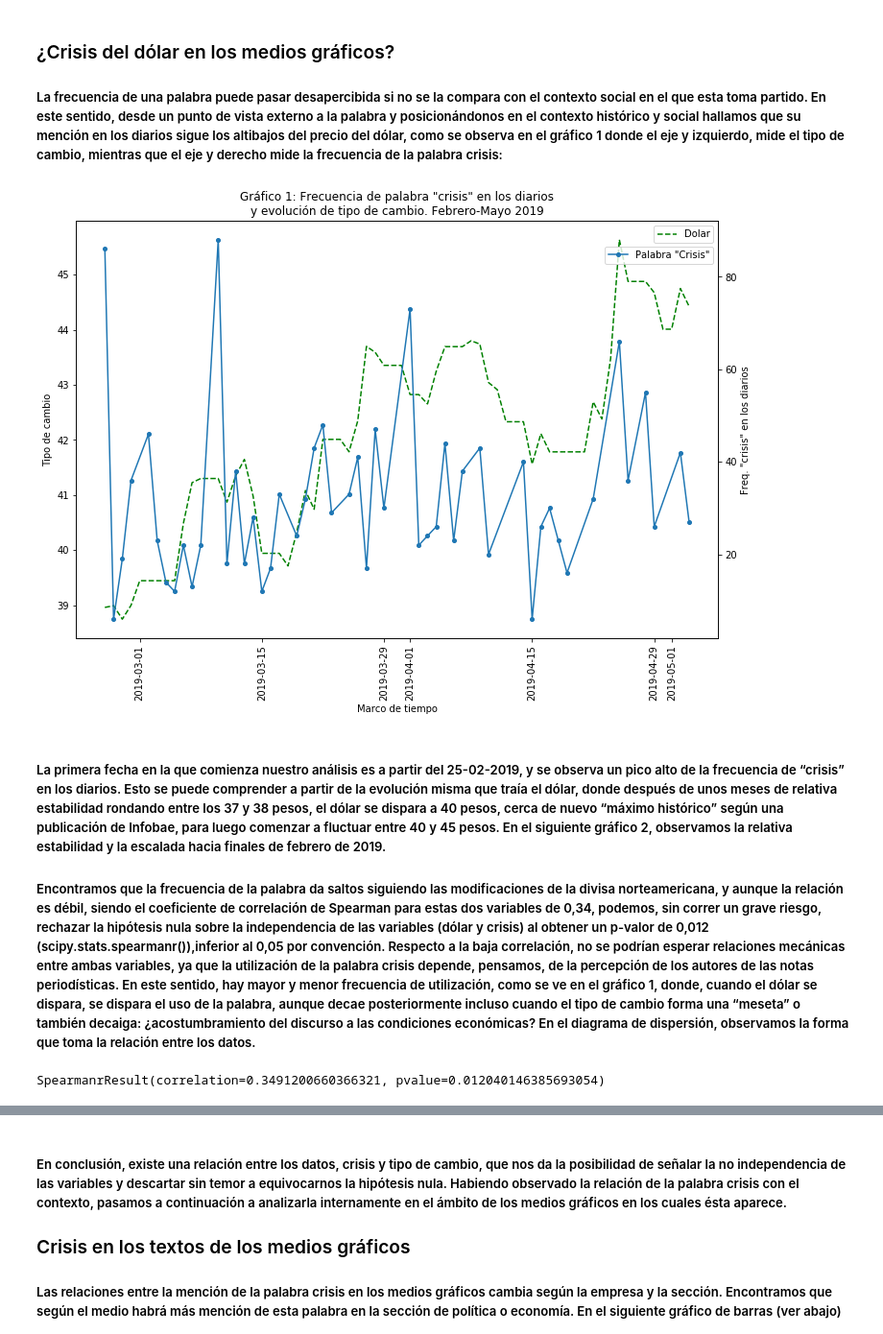
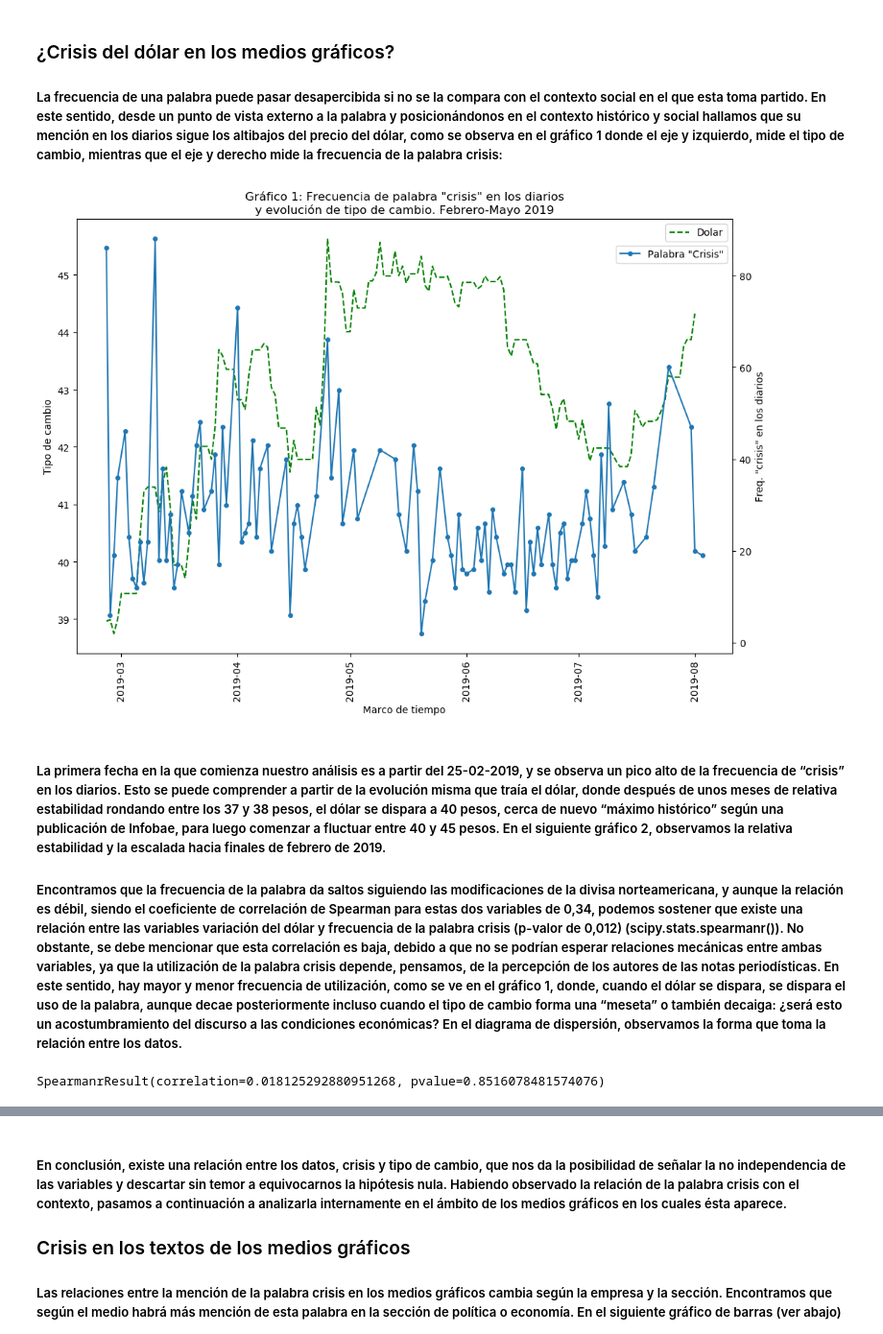
Before and after one commit to MawSav/Santas-Crisis-Batman, a Jupyter notebook: Crisis en los medios gráficos.ipynb, the cells around one changed output, grey strips where cells are left out. Shown at 96% size. Drawn from its saved outputs; the diff is of its cells as text; code cells hidden in the pictures.

```diff
--- a/Crisis en los medios gráficos.ipynb
+++ b/Crisis en los medios gráficos.ipynb
@@ -372,7 +374,7 @@ class APAlala:
 [nltk_data]     C:\Users\Mauricio\AppData\Roaming\nltk_data...
 [nltk_data]   Package stopwords is already up-to-date!
 # %%
-def contar_crisis(tabla):
+def contar_crisis(tabla , palabra='crisis'):
     import nltk
     import re
     b=0
@@ -382,7 +384,7 @@ def contar_crisis(tabla):
         a = [re.sub(r'^–|–$', '', t_words[word]) for word in range(len(t_words))]
         b=0
         for word in range(len(a)):
-            if a[word]=='crisis':
+            if a[word]==palabra:
                 b = b+1
         c.append(b)
     return c
@@ -404,5 +573,5 @@ d = ['pagina12', 'clarin', 'lanacion', 'pausa', 'infobae','iprofesional']
 # %%
-crisis_tabla_original = pd.read_csv(r'C:\Users\Mauricio\Documents\jupyter\letra chica\crisis en los diarios original.csv', sep=';')
+crisis_tabla_original = pd.read_csv(r'C:\Users\Mauricio\Documents\jupyter\letra chica\crisis en los diarios original 3 8.csv', sep=';')
 crisis_tabla= crisis_tabla_original.drop_duplicates('oracion')
 crisis_tabla.reset_index(inplace=True, drop=True)
 # %%
@@ -550,8 +717,8 @@ dolar_tc_dic_mar=dolar_tc_dic_mar[dolar_tc_dic_mar['indice_tiempo'] <= '2019-03-
 dolar_tc_dic_mar.reset_index(inplace=True, drop=True)
 dolar_tc_dic_mar.index=dolar_tc_dic_mar['fecha']
 # %%
-ct_slice = crisis_tiempo.iloc[:51, :]
-dolar_slice = dolar_tc.iloc[6201:6269, :]
+ct_slice = crisis_tiempo.iloc[:, :] #51
+dolar_slice = dolar_tc.iloc[6201:, :] #6269
 dolar_slice.index=dolar_slice['fecha']
 tabla_dolar_crisis = pd.DataFrame({'tipo de cambio' : dolar_slice.iloc[:, 1],
                                    'crisis' : ct_slice.iloc[:, 0]})
@@ -575,30 +742,31 @@ tabla_dolar_crisis = pd.DataFrame({'tipo de cambio' : dolar_slice.iloc[:, 1],
 ### ¿Crisis del dólar en los medios gráficos?
 ##### La frecuencia de una palabra puede pasar desapercibida si no se la compara con el contexto social en el que esta toma partido. En este sentido, desde un punto de vista externo a la palabra y posicionándonos en el contexto histórico y social hallamos que su mención en los diarios sigue los altibajos del precio del dólar, como se observa en el gráfico 1 donde el eje y izquierdo, mide el tipo de cambio, mientras que el eje y derecho mide la frecuencia de la palabra crisis:
 # %%
+plt.style.use('default')
 plt.figure(figsize=(12,8))
 plt.title('Gráfico 1: Frecuencia de palabra "crisis" en los diarios\ny evolución de tipo de cambio. Febrero-Mayo 2019')
 plt.plot_date(dolar_slice.index, dolar_slice['tipo_cambio_a3500'], 'go--', markersize=0, label='Dolar')
 plt.xlabel('Marco de tiempo')
 plt.ylabel('Tipo de cambio')
 plt.xticks(rotation=90)
 plt.legend(['Dolar'])
 plt.twinx()
 plt.plot_date(ct_slice.index, ct_slice['crisis cuenta'], 'go-', markersize=4, color='#1f77b4', label='Palabra "Crisis"')
 plt.ylabel('Freq. "crisis" en los diarios')
 plt.xticks(rotation=90)
 plt.legend(['Palabra "Crisis"'], bbox_to_anchor=(0.5, 0.45, 0.5, 0.5))
 #plt.savefig('freq crisis dolar', dpi=300, bbox_inches ='tight')
 plt.show()
 # %% [output]
-[figure, old version]
+[figure, new version]
 # %% [markdown]
 ##### La primera fecha en la que comienza nuestro análisis es a partir del 25-02-2019, y se observa un pico alto de la frecuencia de “crisis” en los diarios. Esto se puede comprender a partir de la evolución misma que traía el dólar, donde después de unos meses de relativa estabilidad rondando entre los 37 y 38 pesos, el dólar se dispara a 40 pesos, cerca de nuevo “máximo histórico” según una publicación de Infobae, para luego comenzar a fluctuar entre 40 y 45 pesos. En el siguiente gráfico 2, observamos la relativa estabilidad y la escalada hacia finales de febrero de 2019.
-##### Encontramos que la frecuencia de la palabra da saltos siguiendo las modificaciones de la divisa norteamericana, y aunque la relación es débil, siendo el coeficiente de correlación de Spearman para estas dos variables de 0,34, podemos, sin correr un grave riesgo, rechazar la hipótesis nula sobre la independencia de las variables (dólar y crisis) al obtener un p-valor de 0,012 (scipy.stats.spearmanr()),inferior al 0,05 por convención. Respecto a la baja correlación, no se podrían esperar relaciones mecánicas entre ambas variables, ya que la utilización de la palabra crisis depende, pensamos, de la percepción de los autores de las notas periodísticas. En este sentido, hay mayor y menor frecuencia de utilización, como se ve en el gráfico 1, donde, cuando el dólar se dispara, se dispara el uso de la palabra, aunque decae posteriormente incluso cuando el tipo de cambio forma una “meseta” o también decaiga: ¿acostumbramiento del discurso a las condiciones económicas? En el diagrama de dispersión, observamos la forma que toma la relación entre los datos.
+##### Encontramos que la frecuencia de la palabra da saltos siguiendo las modificaciones de la divisa norteamericana, y aunque la relación es débil, siendo el coeficiente de correlación de Spearman para estas dos variables de 0,34, podemos sostener que existe una relación entre las variables variación del dólar y frecuencia de la palabra crisis (p-valor de 0,012) (scipy.stats.spearmanr()). No obstante, se debe mencionar que esta correlación es baja, debido a que no se podrían esperar relaciones mecánicas entre ambas variables, ya que la utilización de la palabra crisis depende, pensamos, de la percepción de los autores de las notas periodísticas. En este sentido, hay mayor y menor frecuencia de utilización, como se ve en el gráfico 1, donde, cuando el dólar se dispara, se dispara el uso de la palabra, aunque decae posteriormente incluso cuando el tipo de cambio forma una “meseta” o también decaiga: ¿será esto un acostumbramiento del discurso a las condiciones económicas? En el diagrama de dispersión, observamos la forma que toma la relación entre los datos.
 # %%
 tabla_dolar_crisis_nona = tabla_dolar_crisis.dropna()
 stats.spearmanr(tabla_dolar_crisis_nona['tipo de cambio'], tabla_dolar_crisis_nona['crisis'])
 # %% [output]
-SpearmanrResult(correlation=0.3491200660366321, pvalue=0.012040146385693054)
+SpearmanrResult(correlation=0.018125292880951268, pvalue=0.8516078481574076)
 # %%
 plt.figure(figsize=(10,8))
 plt.title('Gráfico 2. Evolución tipo de cambio.\nDiciembre 2018 - Marzo 2019')
```
Also changed, not shown: parts of 48 cells of this notebook.
